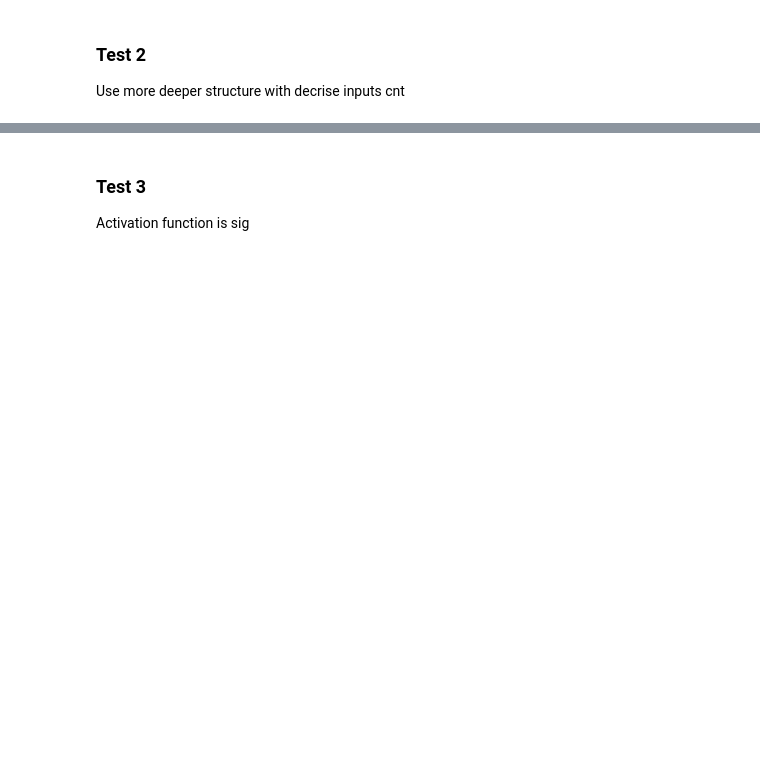
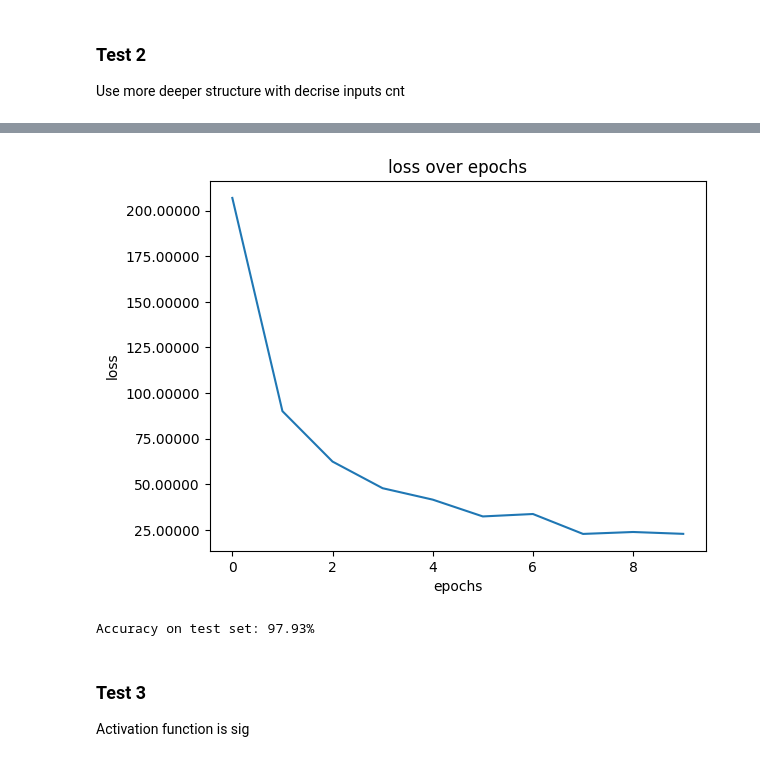
Before and after one commit to SmeysyaHromche/ML, a Jupyter notebook: nn_mnist/nn_mnist.ipynb, the cells around one changed output, grey strips where cells are left out. Drawn from its saved outputs; the diff is of its cells as text; code cells hidden in the pictures; blank space fills up the shorter version.

```diff
--- a/nn_mnist/nn_mnist.ipynb
+++ b/nn_mnist/nn_mnist.ipynb
@@ -143,6 +216,6 @@ Accuracy on test set: 97.89%
 ### Test 2
 Use more deeper structure with decrise inputs cnt
 # %%
-config = parse_config('config/config2.json')
+config = parse_config('config/config2.json', VALID_JSON)
 learning(config)
 # %% [output]
@@ -150,3 +232,5 @@ RuntimeError: mat1 and mat2 shapes cannot be multiplied (64x256 and 512x128)
+[figure, added]
+Accuracy on test set: 97.93%
 # %% [markdown]
 ### Test 3
 Activation function is sig
```
Also changed, not shown: parts of 21 cells of this notebook.
